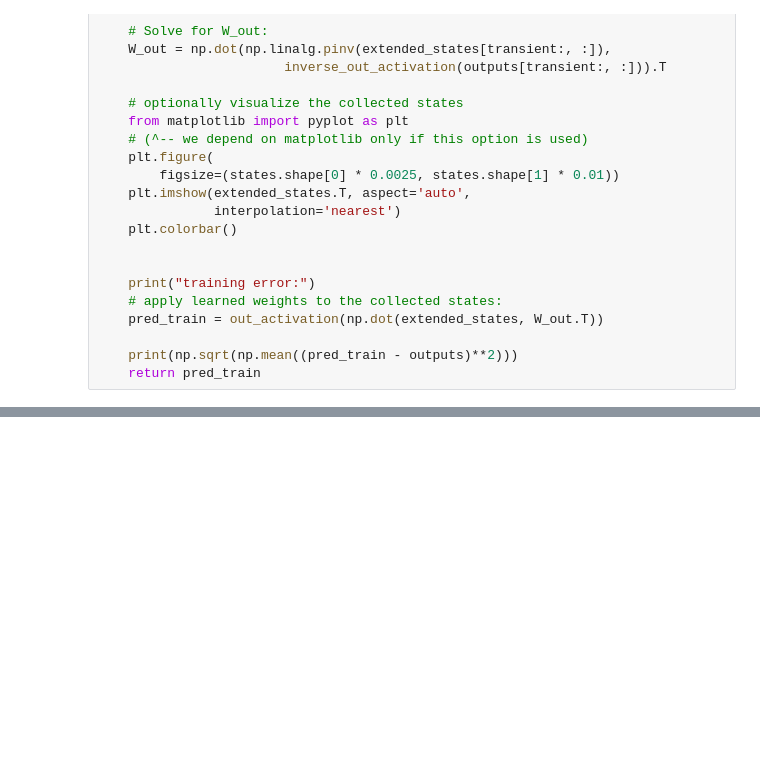
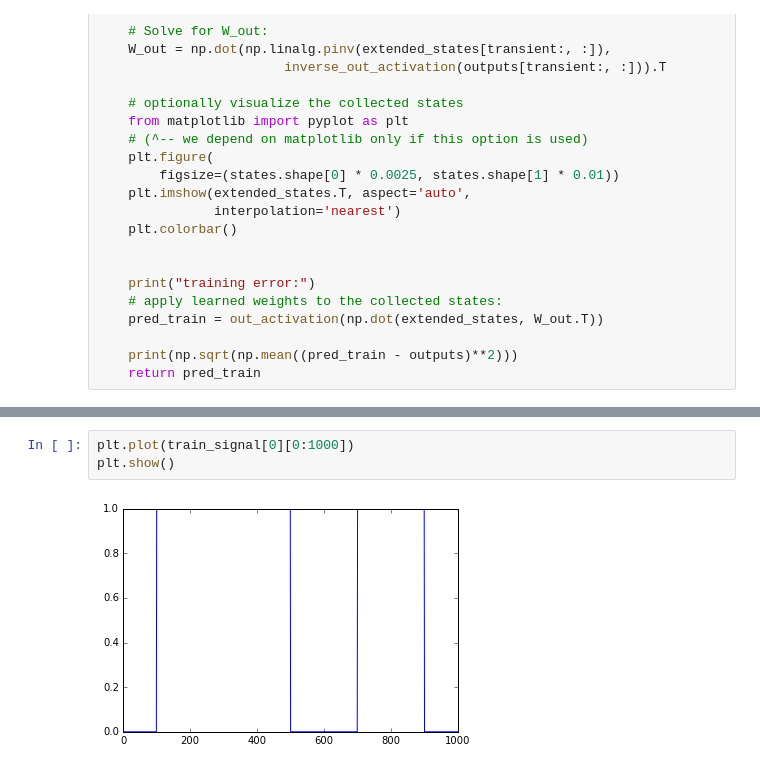
Before and after one commit to AdamRTomkins/libSpineML, a Jupyter notebook: libSpineML/examples/create_esn/UDLR_esn.ipynb, the cells around one changed output, grey strips where cells are left out. Drawn from its saved outputs; the diff is of its cells as text; blank space fills up the shorter version.

```diff
--- a/libSpineML/examples/create_esn/UDLR_esn.ipynb
+++ b/libSpineML/examples/create_esn/UDLR_esn.ipynb
@@ -405,0 +416,5 @@ plt.show()
+# %%
+plt.plot(train_signal[0][0:1000])
+plt.show()
+# %% [output]
+[figure, added]
```
Also changed, not shown: parts of 11 cells of this notebook, 32 other files.
